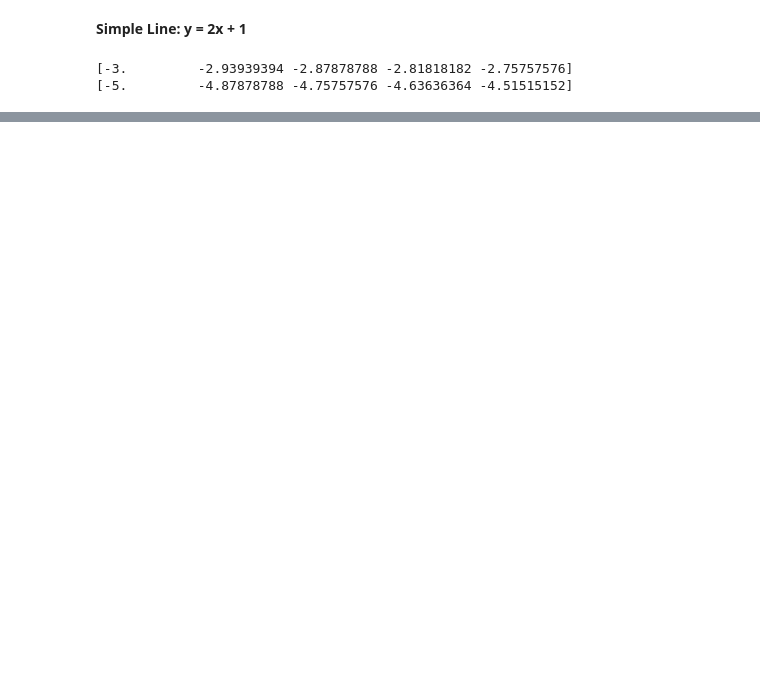
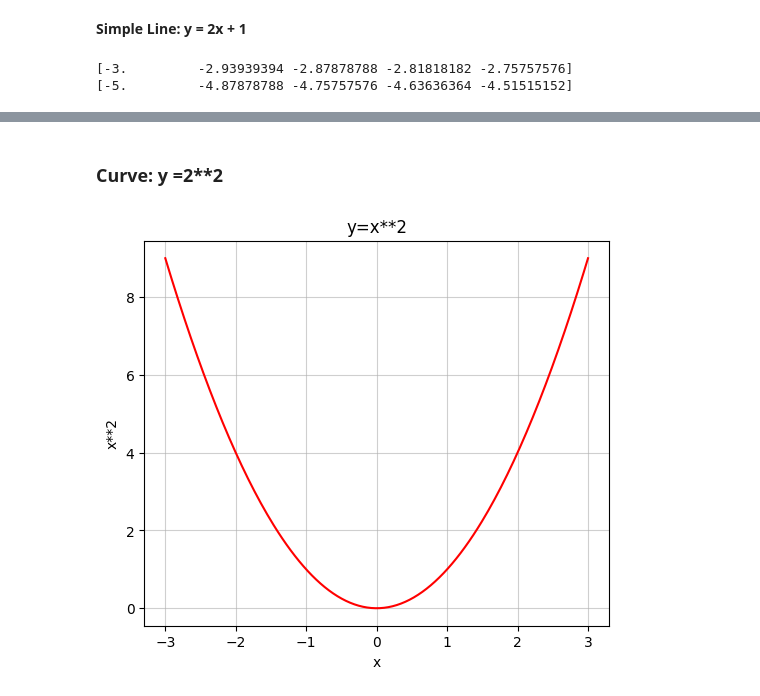
Before and after one commit to th3realAyo/Machine-Learning-Bootcamp, a Jupyter notebook: 03_Math_For_ML/calculus/calculus.ipynb, the cells around one changed output, grey strips where cells are left out. Saved outputs shown, nothing was run; the diff lists cells and outputs as text; code cells hidden in the pictures; blank space fills up the shorter version.

```diff
--- a/03_Math_For_ML/calculus/calculus.ipynb
+++ b/03_Math_For_ML/calculus/calculus.ipynb
@@ -30,0 +56,18 @@ Text(0.5, 1.0, 'Slope')
+# %% [markdown]
+### Curve: y =2**2
+# %%
+def curve(x):
+    return x**2
+
+x1 = np.linspace(-3, 3, 200)
+y1 = curve(x1)
+
+plt.figure(figsize=(6,5))
+plt.plot(x1, y1, color = "red")
+plt.xlabel("x")
+plt.ylabel("x**2")
+plt.title("y=x**2")
+plt.grid(alpha = 0.6)
+plt.show()
+# %% [output]
+[figure, added]
```
Also changed, not shown: parts of 23 cells of this notebook.
